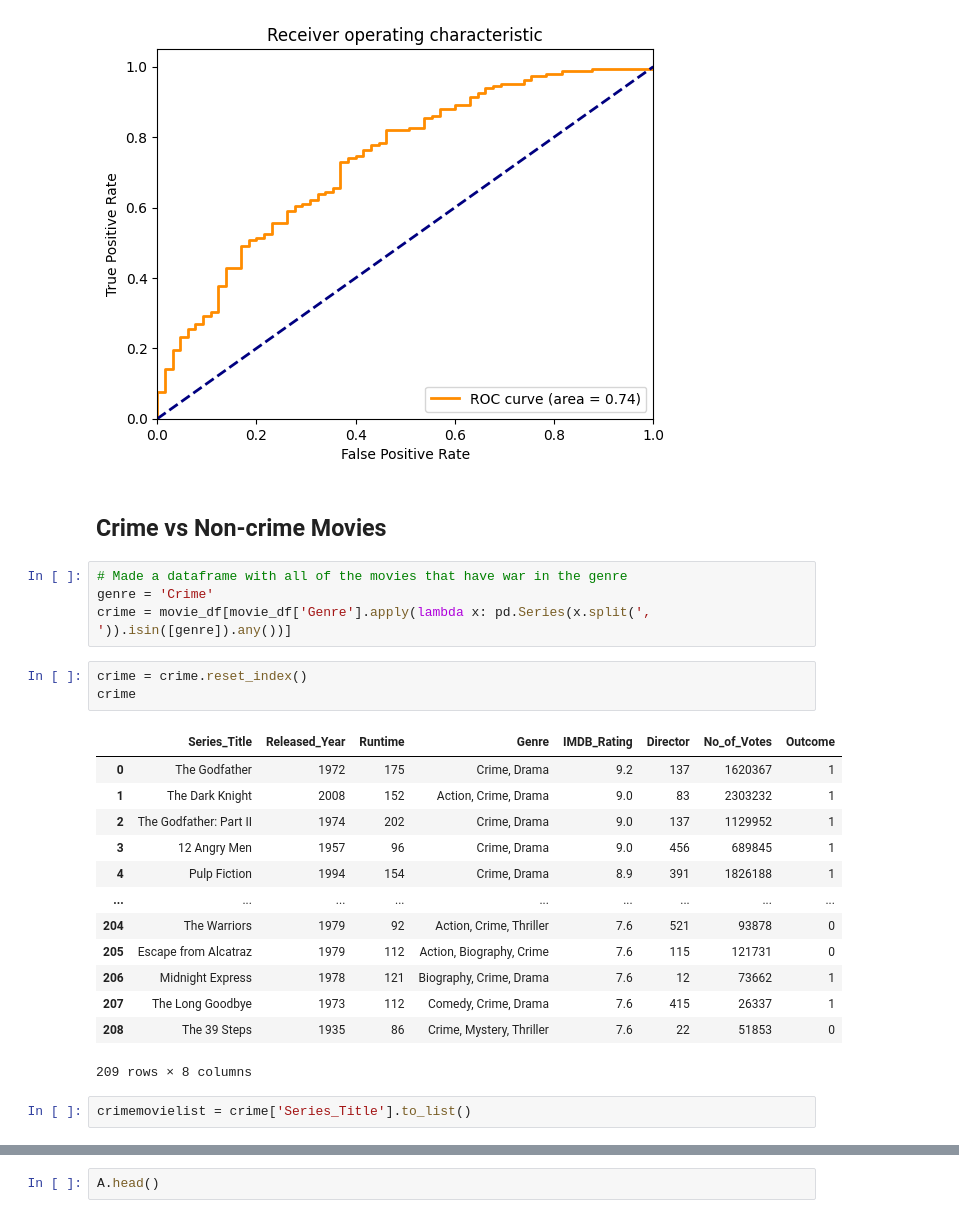
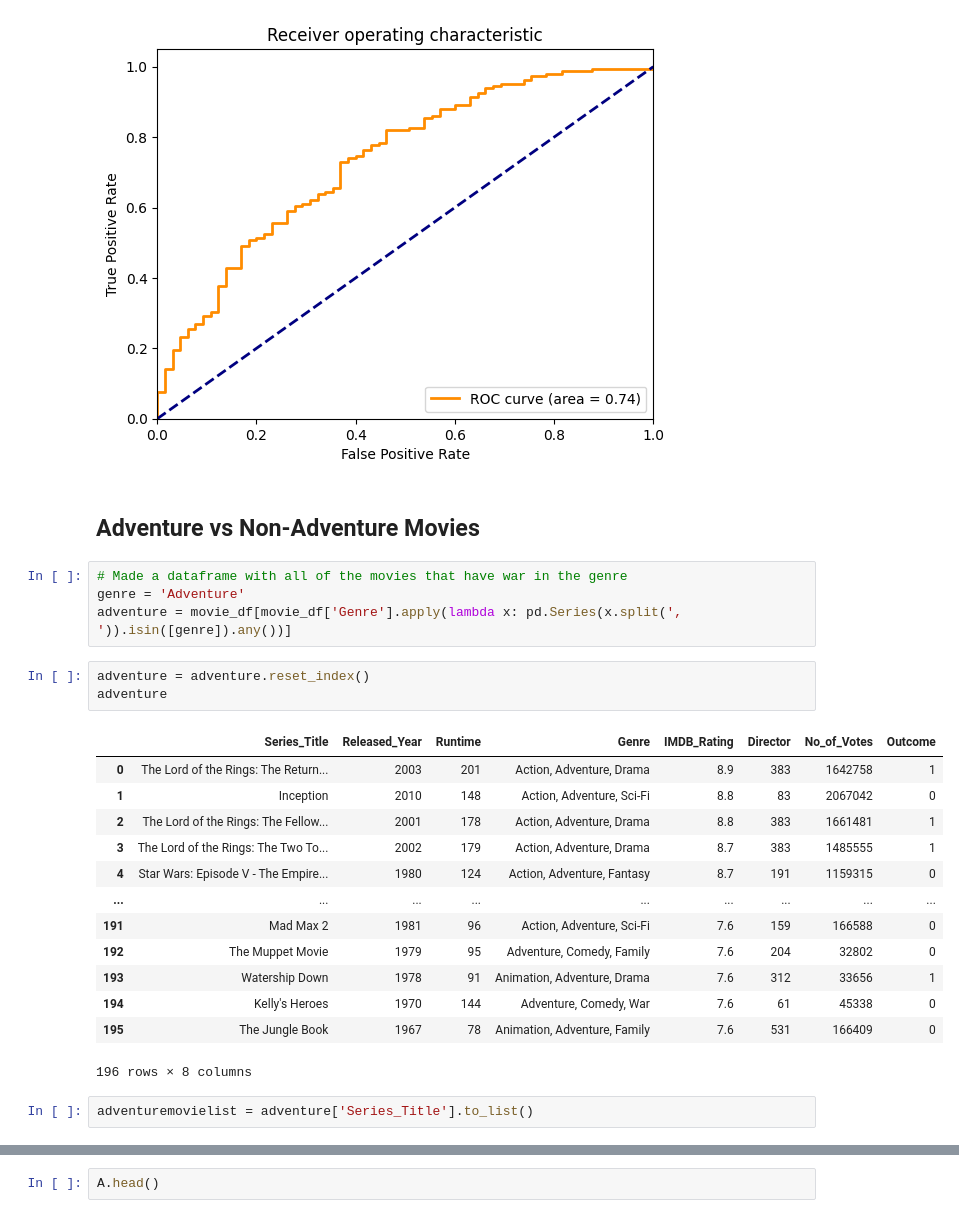
Before and after one commit to ColeDM-2020/INST-354-Project, a Jupyter notebook: Final_Project.ipynb, the cells around one changed output, grey strips where cells are left out. Cells and saved outputs as stored; diff of their text form.

```diff
--- a/Final_Project.ipynb
+++ b/Final_Project.ipynb
@@ -260,30 +260,30 @@ plt.show()
 # %% [output]
 [figure]
 # %% [markdown]
-## Crime vs Non-crime Movies
+## Adventure vs Non-Adventure Movies
 # %%
 # Made a dataframe with all of the movies that have war in the genre
-genre = 'Crime'
-crime = movie_df[movie_df['Genre'].apply(lambda x: pd.Series(x.split(', ')).isin([genre]).any())]
+genre = 'Adventure'
+adventure = movie_df[movie_df['Genre'].apply(lambda x: pd.Series(x.split(', ')).isin([genre]).any())]
-# %%
-crime = crime.reset_index()
-crime
-# %% [output]
-|  | Series_Title | Released_Year | Runtime | Genre | IMDB_Rating | Director | No_of_Votes | Outcome |
-| 0 | The Godfather | 1972 | 175 | Crime, Drama | 9.2 | 137 | 1620367 | 1 |
-| 1 | The Dark Knight | 2008 | 152 | Action, Crime, Drama | 9.0 | 83 | 2303232 | 1 |
-| 2 | The Godfather: Part II | 1974 | 202 | Crime, Drama | 9.0 | 137 | 1129952 | 1 |
-| 3 | 12 Angry Men | 1957 | 96 | Crime, Drama | 9.0 | 456 | 689845 | 1 |
-| 4 | Pulp Fiction | 1994 | 154 | Crime, Drama | 8.9 | 391 | 1826188 | 1 |
-| ... | ... | ... | ... | ... | ... | ... | ... | ... |
-| 204 | The Warriors | 1979 | 92 | Action, Crime, Thriller | 7.6 | 521 | 93878 | 0 |
-| 205 | Escape from Alcatraz | 1979 | 112 | Action, Biography, Crime | 7.6 | 115 | 121731 | 0 |
-| 206 | Midnight Express | 1978 | 121 | Biography, Crime, Drama | 7.6 | 12 | 73662 | 1 |
-| 207 | The Long Goodbye | 1973 | 112 | Comedy, Crime, Drama | 7.6 | 415 | 26337 | 1 |
-| 208 | The 39 Steps | 1935 | 86 | Crime, Mystery, Thriller | 7.6 | 22 | 51853 | 0 |
-209 rows × 8 columns
+# %%
+adventure = adventure.reset_index()
+adventure
+# %% [output]
+|  | Series_Title | Released_Year | Runtime | Genre | IMDB_Rating | Director | No_of_Votes | Outcome |
+| 0 | The Lord of the Rings: The Return... | 2003 | 201 | Action, Adventure, Drama | 8.9 | 383 | 1642758 | 1 |
+| 1 | Inception | 2010 | 148 | Action, Adventure, Sci-Fi | 8.8 | 83 | 2067042 | 0 |
+| 2 | The Lord of the Rings: The Fellow... | 2001 | 178 | Action, Adventure, Drama | 8.8 | 383 | 1661481 | 1 |
+| 3 | The Lord of the Rings: The Two To... | 2002 | 179 | Action, Adventure, Drama | 8.7 | 383 | 1485555 | 1 |
+| 4 | Star Wars: Episode V - The Empire... | 1980 | 124 | Action, Adventure, Fantasy | 8.7 | 191 | 1159315 | 0 |
+| ... | ... | ... | ... | ... | ... | ... | ... | ... |
+| 191 | Mad Max 2 | 1981 | 96 | Action, Adventure, Sci-Fi | 7.6 | 159 | 166588 | 0 |
+| 192 | The Muppet Movie | 1979 | 95 | Adventure, Comedy, Family | 7.6 | 204 | 32802 | 0 |
+| 193 | Watership Down | 1978 | 91 | Animation, Adventure, Drama | 7.6 | 312 | 33656 | 1 |
+| 194 | Kelly's Heroes | 1970 | 144 | Adventure, Comedy, War | 7.6 | 61 | 45338 | 0 |
+| 195 | The Jungle Book | 1967 | 78 | Animation, Adventure, Family | 7.6 | 531 | 166409 | 0 |
+196 rows × 8 columns
 # %%
-crimemovielist = crime['Series_Title'].to_list()
+adventuremovielist = adventure['Series_Title'].to_list()
 # %%
 outcome2 = []
 for movie in allmovielist:
```
Also changed, not shown: parts of 15 cells of this notebook.
